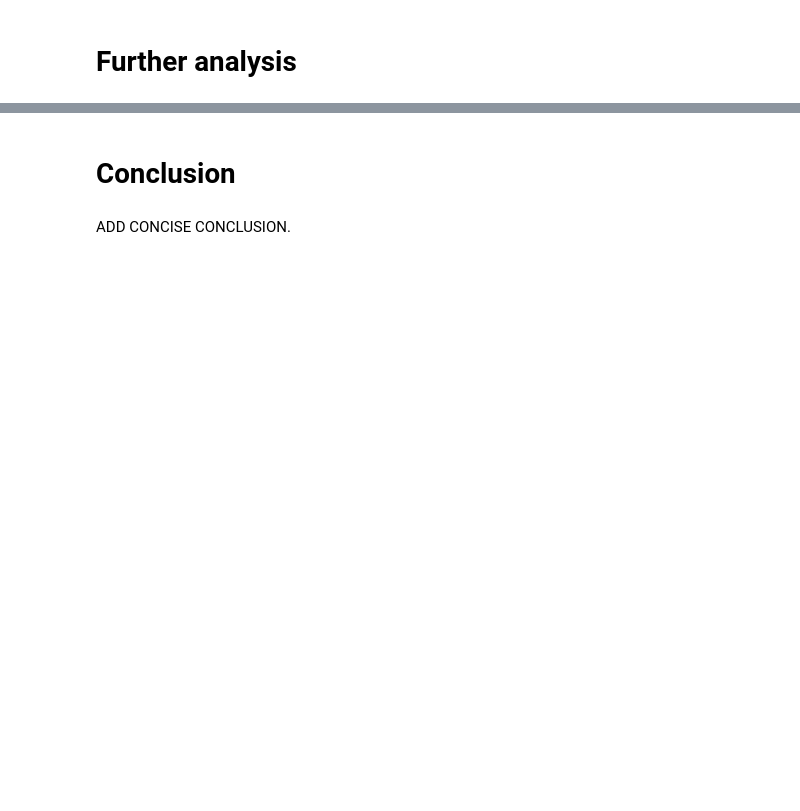
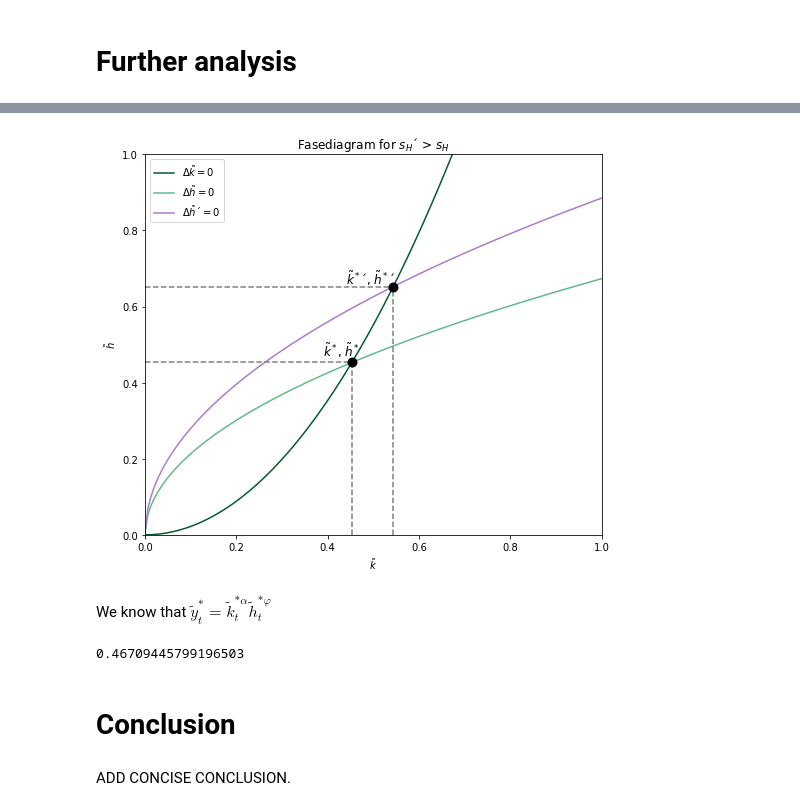
Before and after one commit to NumEconCopenhagen/projects-2020-matrixgymnasterne, a Jupyter notebook: modelproject/modelproject.ipynb, the cells around one changed output, grey strips where cells are left out. Cells and saved outputs as stored; diff of their text form; code cells hidden in the pictures; blank space fills up the shorter version.

```diff
--- a/modelproject/modelproject.ipynb
+++ b/modelproject/modelproject.ipynb
@@ -225,3 +223,39 @@ ax.set_title('Fasediagram');
+# %%
+k_vec1,h_vec_DeltaK01, h_vec_DeltaH01 = solve_ss(0.12,sk,g,n,alpha,phi,delta)
+
+analSolution2 = ss_func(0.12,sk,g,n,alpha,phi,delta)
+
+#Create the plot
+fig = plt.figure(figsize=(18,7))
+ax = fig.add_subplot(1,2,1)
+ax.plot(k_vec,h_vec_DeltaK0, label=r'$\Delta \tilde{k}=0$', c='#005c2b')
+ax.plot(k_vec,h_vec_DeltaH0, label=r'$\Delta \tilde{h}=0$', c='#61ba89')
+ax.plot(k_vec1,h_vec_DeltaH01, label=r'$\Delta \tilde{h}´=0$', c='#a97ccc')
+plt.scatter(sol.x[1],sol.x[0],color='black',s=80,zorder=2.5)
+plt.scatter(analSolution2[0],analSolution2[1],color='black',s=80,zorder=2.5)
+plt.axvline(sol.x[1],ymax=0.45,color='gray',linestyle='--')
+plt.axhline(sol.x[0],xmax=0.45,color='gray',linestyle='--')
+plt.axvline(analSolution2[0],ymax=0.65,color='gray',linestyle='--')
+plt.axhline(analSolution2[1],xmax=0.55,color='gray',linestyle='--')
+ax.text(0.39, 0.47, r'$\tilde{k}^*, \tilde{h}^*$', fontsize=12)
+ax.text(0.44, 0.66, r'$\tilde{k}^*´, \tilde{h}^*$´', fontsize=12)
+ax.set(xlim=(0, 1), ylim=(0, 1))
+ax.set_xlabel(r'$\tilde{k}$')
+ax.set_ylabel(r'$\tilde{h}$')
+ax.legend()
+ax.set_title('Fasediagram for $s_H$´ > $s_H$');
+# %% [output]
+[figure, added]
+# %% [markdown]
+We know that $\tilde{y}_t^\ast=\tilde{k}_t^{\ast \alpha}\tilde{h}_t^{\ast \varphi}$
+# %%
+#We define the y steady state function
+def y_ss(sh,sk,g,n,alpha,phi,delta):
+    return ((sk**alpha*sh**(1-alpha))/(n+g+n*g+delta))**(1/(1-alpha-phi))**alpha*((sk**(1-phi)*sh**phi)/(n+g+n*g+delta))**(1/(1-alpha-phi))**phi
+
+print(y_func(sh,sk,g,n,alpha,phi,delta))
+# %% [output]
+0.46709445799196503
 # %% [markdown]
 # Conclusion
 # %% [markdown]
```
Also changed, not shown: parts of 9 cells of this notebook.
